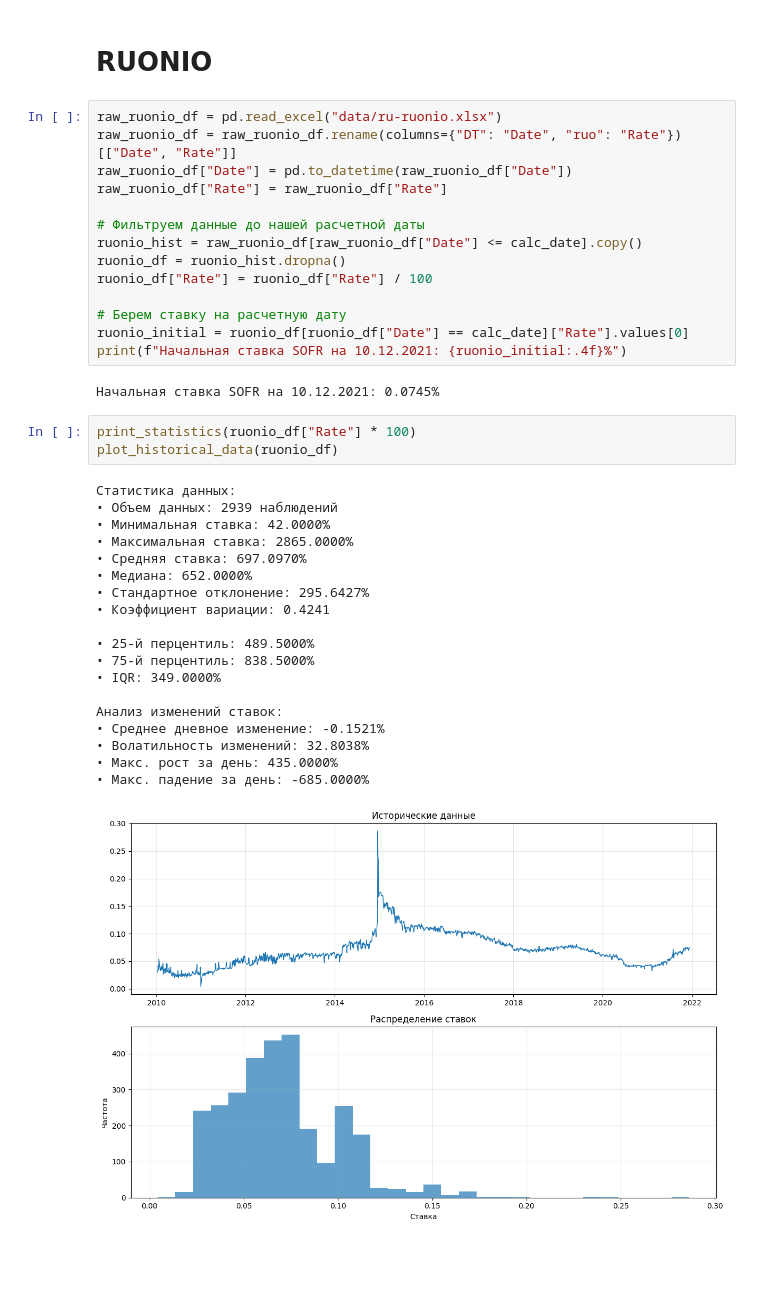
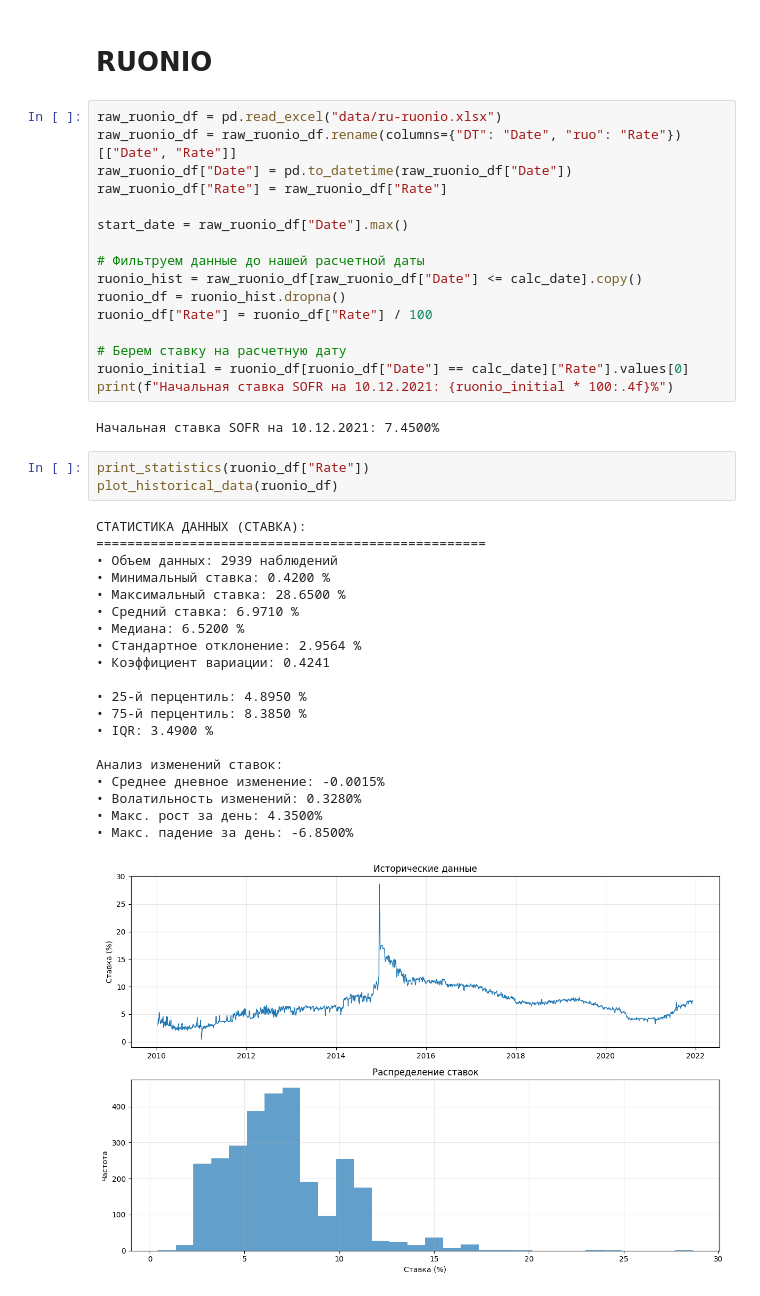
Before and after one commit to ArtemLiA/Quants-Project, a Jupyter notebook: main.ipynb, the cells around one changed output. Cells and saved outputs as stored; diff of their text form; blank space fills up the shorter version.

```diff
--- a/main.ipynb
+++ b/main.ipynb
@@ -141,6 +149,8 @@ raw_ruonio_df = pd.read_excel("data/ru-ruonio.xlsx")
 raw_ruonio_df = raw_ruonio_df.rename(columns={"DT": "Date", "ruo": "Rate"})[["Date", "Rate"]]
 raw_ruonio_df["Date"] = pd.to_datetime(raw_ruonio_df["Date"])
 raw_ruonio_df["Rate"] = raw_ruonio_df["Rate"]
+
+start_date = raw_ruonio_df["Date"].max()
 
 # Фильтруем данные до нашей расчетной даты
 ruonio_hist = raw_ruonio_df[raw_ruonio_df["Date"] <= calc_date].copy()
@@ -149,32 +159,33 @@ ruonio_df["Rate"] = ruonio_df["Rate"] / 100
 
 # Берем ставку на расчетную дату
 ruonio_initial = ruonio_df[ruonio_df["Date"] == calc_date]["Rate"].values[0]
-print(f"Начальная ставка SOFR на 10.12.2021: {ruonio_initial:.4f}%")
+print(f"Начальная ставка SOFR на 10.12.2021: {ruonio_initial * 100:.4f}%")
 # %% [output]
-Начальная ставка SOFR на 10.12.2021: 0.0745%
+Начальная ставка SOFR на 10.12.2021: 7.4500%
 # %%
-print_statistics(ruonio_df["Rate"] * 100)
+print_statistics(ruonio_df["Rate"])
 plot_historical_data(ruonio_df)
 # %% [output]
-Статистика данных:
+СТАТИСТИКА ДАННЫХ (СТАВКА):
+==================================================
 • Объем данных: 2939 наблюдений
-• Минимальная ставка: 42.0000%
-• Максимальная ставка: 2865.0000%
-• Средняя ставка: 697.0970%
-• Медиана: 652.0000%
-• Стандартное отклонение: 295.6427%
+• Минимальный ставка: 0.4200 %
+• Максимальный ставка: 28.6500 %
+• Средний ставка: 6.9710 %
+• Медиана: 6.5200 %
+• Стандартное отклонение: 2.9564 %
 • Коэффициент вариации: 0.4241
 
-• 25-й перцентиль: 489.5000%
-• 75-й перцентиль: 838.5000%
-• IQR: 349.0000%
+• 25-й перцентиль: 4.8950 %
+• 75-й перцентиль: 8.3850 %
+• IQR: 3.4900 %
 
 Анализ изменений ставок:
-• Среднее дневное изменение: -0.1521%
-• Волатильность изменений: 32.8038%
-• Макс. рост за день: 435.0000%
-• Макс. падение за день: -685.0000%
+• Среднее дневное изменение: -0.0015%
+• Волатильность изменений: 0.3280%
+• Макс. рост за день: 4.3500%
+• Макс. падение за день: -6.8500%
-[figure, old version]
+[figure, new version]
 # %%
 # Калибровка
 models = calibrate_models(ruonio_df["Rate"].values, mode="rub")
```
Also changed, not shown: parts of 16 cells of this notebook, 9 other files.
